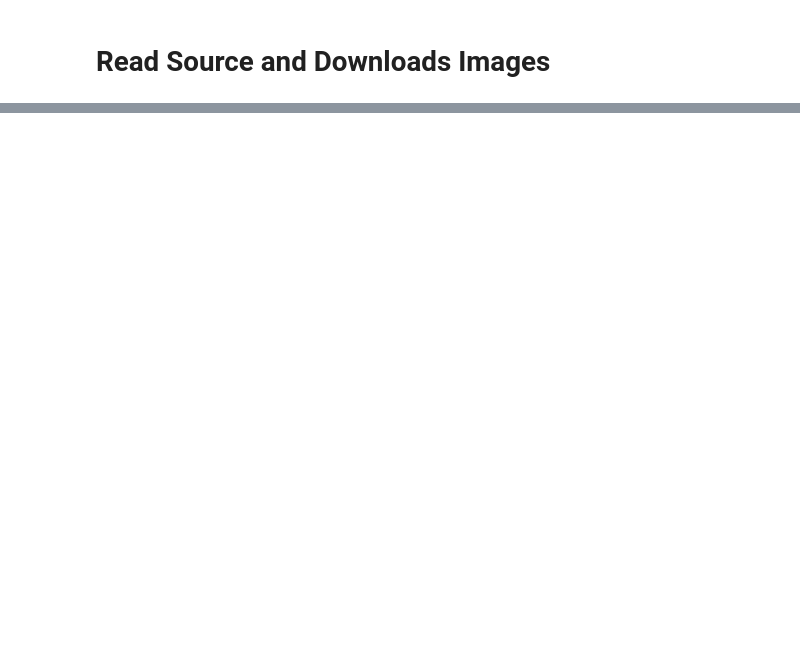
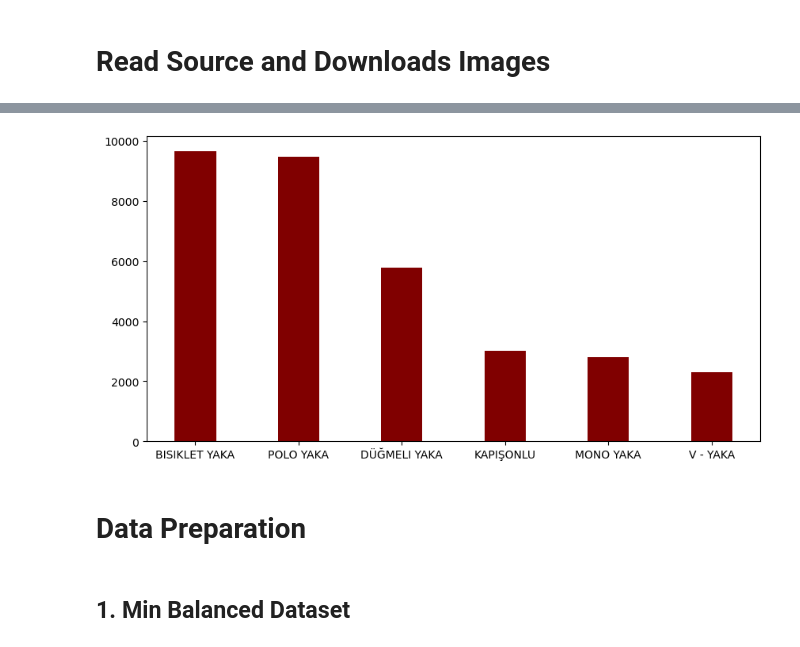
Before and after one commit to melihkacaman/neckline_classifier_Aydinli, a Jupyter notebook: notebooks/01 Get the Data.ipynb, the cells around one changed output, grey strips where cells are left out. Cells and saved outputs as stored; diff of their text form; code cells hidden in the pictures; blank space fills up the shorter version.

```diff
--- a/notebooks/01 Get the Data.ipynb
+++ b/notebooks/01 Get the Data.ipynb
@@ -18,0 +36,14 @@ data.shape
+# %%
+def create_bar(keys, values):
+    fig = plt.figure(figsize = (10, 5))
+    plt.bar(keys, values, color ='maroon',
+            width = 0.4)
+    plt.show()
+# %%
+create_bar(data['class'].value_counts().index.to_list(), data['class'].value_counts().values)
+# %% [output]
+[figure, added]
+# %% [markdown]
+# Data Preparation
+# %% [markdown]
+## 1. Min Balanced Dataset
```
Also changed, not shown: parts of 22 cells of this notebook, 1 other file.
